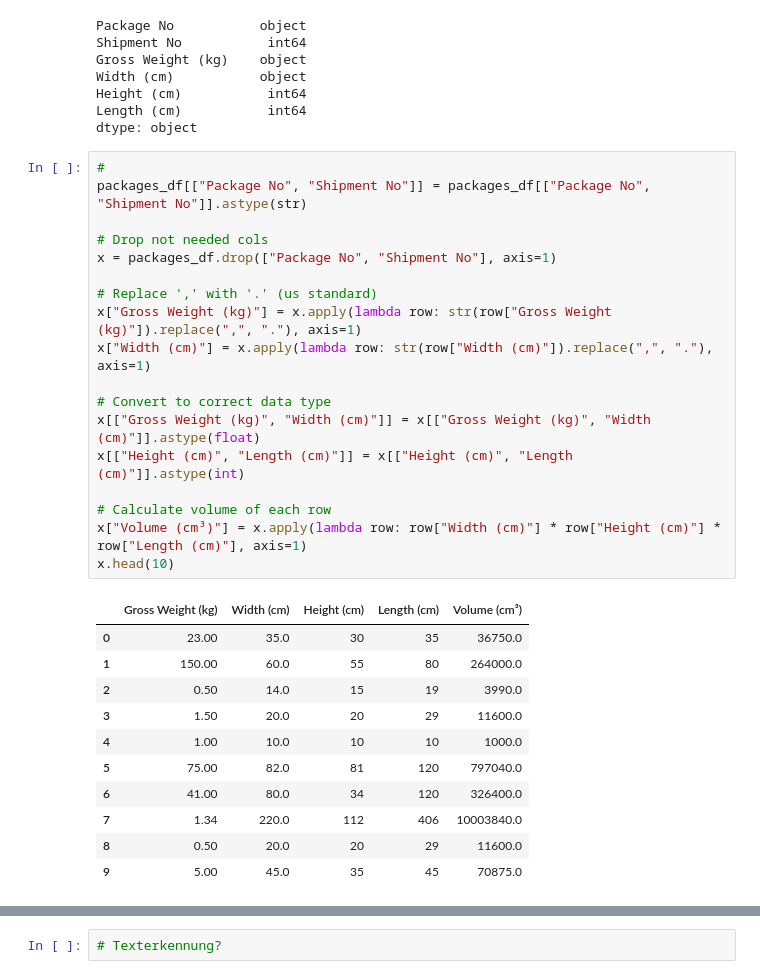
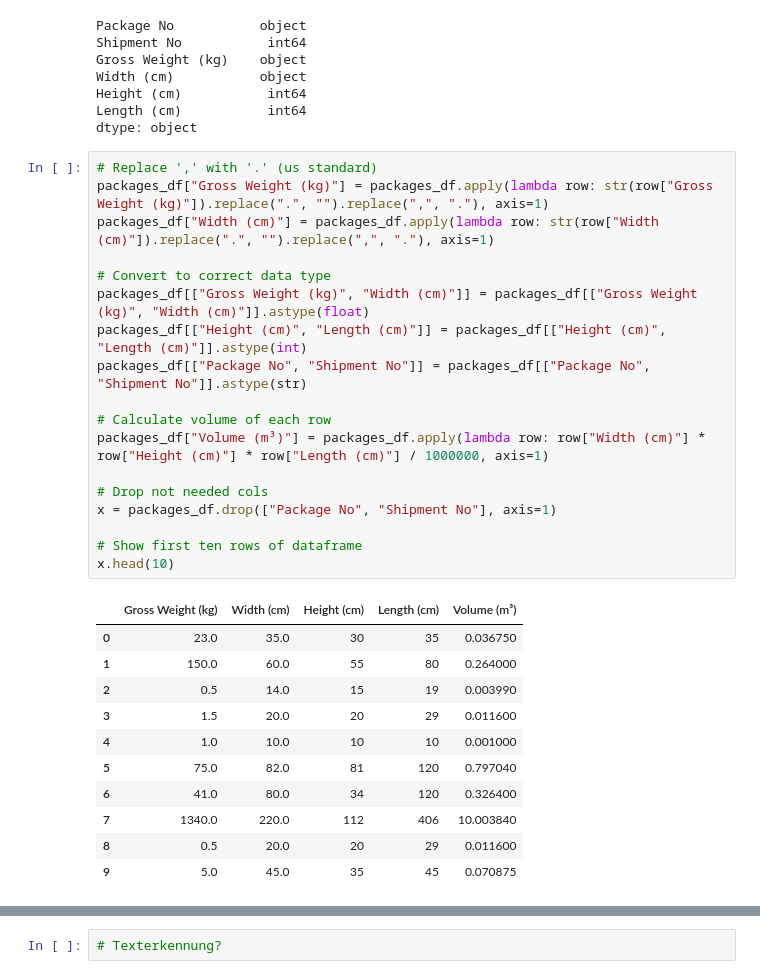
Before and after one commit to FrankCastlepancakes/ClusteringScikitLearn, a Jupyter notebook: notebook.ipynb, the cells around one changed output, grey strips where cells are left out. Cells and saved outputs as stored; diff of their text form.

```diff
--- a/notebook.ipynb
+++ b/notebook.ipynb
@@ -34,35 +35,35 @@ Width (cm)           object
 Height (cm)           int64
 Length (cm)           int64
 dtype: object
-# %%
-#
-packages_df[["Package No", "Shipment No"]] = packages_df[["Package No", "Shipment No"]].astype(str)
-
-# Drop not needed cols
-x = packages_df.drop(["Package No", "Shipment No"], axis=1)
-
-# Replace ',' with '.' (us standard)
-x["Gross Weight (kg)"] = x.apply(lambda row: str(row["Gross Weight (kg)"]).replace(",", "."), axis=1)
-x["Width (cm)"] = x.apply(lambda row: str(row["Width (cm)"]).replace(",", "."), axis=1)
-
-# Convert to correct data type
-x[["Gross Weight (kg)", "Width (cm)"]] = x[["Gross Weight (kg)", "Width (cm)"]].astype(float)
-x[["Height (cm)", "Length (cm)"]] = x[["Height (cm)", "Length (cm)"]].astype(int)
-
-# Calculate volume of each row
-x["Volume (cm³)"] = x.apply(lambda row: row["Width (cm)"] * row["Height (cm)"] * row["Length (cm)"], axis=1)
-x.head(10)
-# %% [output]
-|  | Gross Weight (kg) | Width (cm) | Height (cm) | Length (cm) | Volume (cm³) |
-| 0 | 23.00 | 35.0 | 30 | 35 | 36750.0 |
-| 1 | 150.00 | 60.0 | 55 | 80 | 264000.0 |
-| 2 | 0.50 | 14.0 | 15 | 19 | 3990.0 |
-| 3 | 1.50 | 20.0 | 20 | 29 | 11600.0 |
-| 4 | 1.00 | 10.0 | 10 | 10 | 1000.0 |
-| 5 | 75.00 | 82.0 | 81 | 120 | 797040.0 |
-| 6 | 41.00 | 80.0 | 34 | 120 | 326400.0 |
-| 7 | 1.34 | 220.0 | 112 | 406 | 10003840.0 |
-| 8 | 0.50 | 20.0 | 20 | 29 | 11600.0 |
-| 9 | 5.00 | 45.0 | 35 | 45 | 70875.0 |
+# %%
+# Replace ',' with '.' (us standard)
+packages_df["Gross Weight (kg)"] = packages_df.apply(lambda row: str(row["Gross Weight (kg)"]).replace(".", "").replace(",", "."), axis=1)
+packages_df["Width (cm)"] = packages_df.apply(lambda row: str(row["Width (cm)"]).replace(".", "").replace(",", "."), axis=1)
+
+# Convert to correct data type
+packages_df[["Gross Weight (kg)", "Width (cm)"]] = packages_df[["Gross Weight (kg)", "Width (cm)"]].astype(float)
+packages_df[["Height (cm)", "Length (cm)"]] = packages_df[["Height (cm)", "Length (cm)"]].astype(int)
+packages_df[["Package No", "Shipment No"]] = packages_df[["Package No", "Shipment No"]].astype(str)
+
+# Calculate volume of each row
+packages_df["Volume (m³)"] = packages_df.apply(lambda row: row["Width (cm)"] * row["Height (cm)"] * row["Length (cm)"] / 1000000, axis=1)
+
+# Drop not needed cols
+x = packages_df.drop(["Package No", "Shipment No"], axis=1)
+
+# Show first ten rows of dataframe
+x.head(10)
+# %% [output]
+|  | Gross Weight (kg) | Width (cm) | Height (cm) | Length (cm) | Volume (m³) |
+| 0 | 23.0 | 35.0 | 30 | 35 | 0.036750 |
+| 1 | 150.0 | 60.0 | 55 | 80 | 0.264000 |
+| 2 | 0.5 | 14.0 | 15 | 19 | 0.003990 |
+| 3 | 1.5 | 20.0 | 20 | 29 | 0.011600 |
+| 4 | 1.0 | 10.0 | 10 | 10 | 0.001000 |
+| 5 | 75.0 | 82.0 | 81 | 120 | 0.797040 |
+| 6 | 41.0 | 80.0 | 34 | 120 | 0.326400 |
+| 7 | 1340.0 | 220.0 | 112 | 406 | 10.003840 |
+| 8 | 0.5 | 20.0 | 20 | 29 | 0.011600 |
+| 9 | 5.0 | 45.0 | 35 | 45 | 0.070875 |
 # %%
 # Plot data as scatter
```
Also changed, not shown: parts of 10 cells of this notebook, 3 other files.
